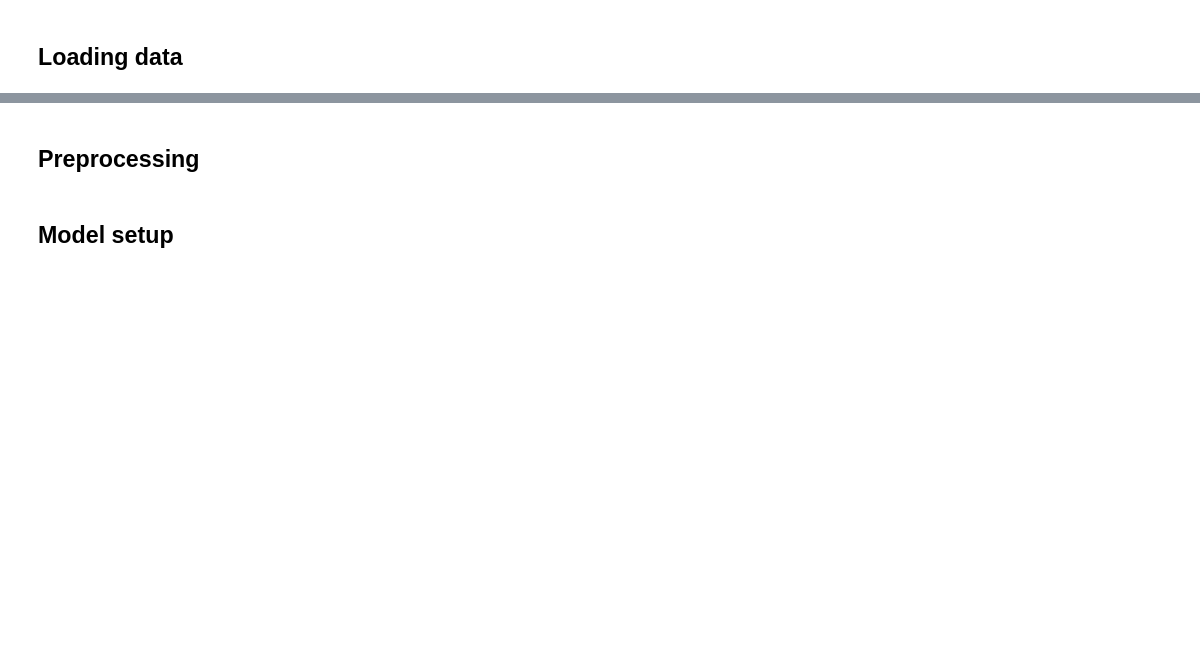
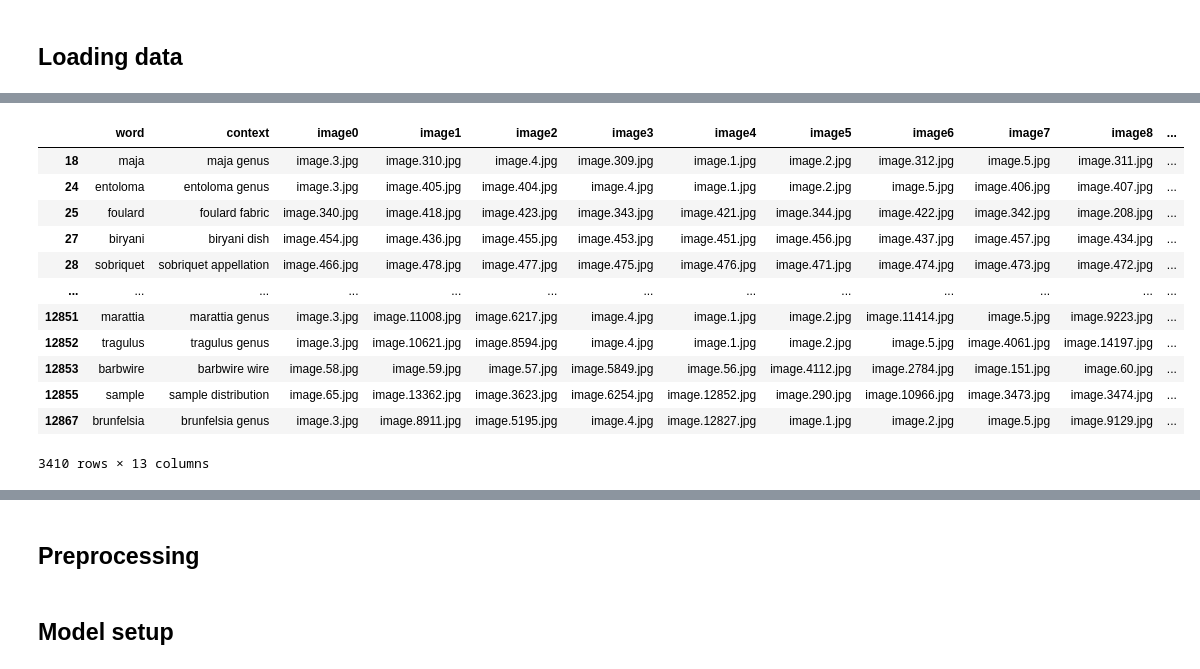
Before and after one commit to deniskokosss/VWSD, a Jupyter notebook: notebooks/template.ipynb, the cells around one changed output, grey strips where cells are left out. Saved outputs shown, nothing was run; the diff lists cells and outputs as text; code cells hidden in the pictures; blank space fills up the shorter version.

```diff
--- a/notebooks/template.ipynb
+++ b/notebooks/template.ipynb
@@ -103,0 +97,16 @@ splits["test"]
+# %%
+validation_df
+# %% [output]
+|  | word | context | image0 | image1 | image2 | image3 | image4 | image5 | image6 | image7 | image8 | ... |
+| 18 | maja | maja genus | image.3.jpg | image.310.jpg | image.4.jpg | image.309.jpg | image.1.jpg | image.2.jpg | image.312.jpg | image.5.jpg | image.311.jpg | ... |
+| 24 | entoloma | entoloma genus | image.3.jpg | image.405.jpg | image.404.jpg | image.4.jpg | image.1.jpg | image.2.jpg | image.5.jpg | image.406.jpg | image.407.jpg | ... |
+| 25 | foulard | foulard fabric | image.340.jpg | image.418.jpg | image.423.jpg | image.343.jpg | image.421.jpg | image.344.jpg | image.422.jpg | image.342.jpg | image.208.jpg | ... |
+| 27 | biryani | biryani dish | image.454.jpg | image.436.jpg | image.455.jpg | image.453.jpg | image.451.jpg | image.456.jpg | image.437.jpg | image.457.jpg | image.434.jpg | ... |
+| 28 | sobriquet | sobriquet appellation | image.466.jpg | image.478.jpg | image.477.jpg | image.475.jpg | image.476.jpg | image.471.jpg | image.474.jpg | image.473.jpg | image.472.jpg | ... |
+| ... | ... | ... | ... | ... | ... | ... | ... | ... | ... | ... | ... | ... |
+| 12851 | marattia | marattia genus | image.3.jpg | image.11008.jpg | image.6217.jpg | image.4.jpg | image.1.jpg | image.2.jpg | image.11414.jpg | image.5.jpg | image.9223.jpg | ... |
+| 12852 | tragulus | tragulus genus | image.3.jpg | image.10621.jpg | image.8594.jpg | image.4.jpg | image.1.jpg | image.2.jpg | image.5.jpg | image.4061.jpg | image.14197.jpg | ... |
+| 12853 | barbwire | barbwire wire | image.58.jpg | image.59.jpg | image.57.jpg | image.5849.jpg | image.56.jpg | image.4112.jpg | image.2784.jpg | image.151.jpg | image.60.jpg | ... |
+| 12855 | sample | sample distribution | image.65.jpg | image.13362.jpg | image.3623.jpg | image.6254.jpg | image.12852.jpg | image.290.jpg | image.10966.jpg | image.3473.jpg | image.3474.jpg | ... |
+| 12867 | brunfelsia | brunfelsia genus | image.3.jpg | image.8911.jpg | image.5195.jpg | image.4.jpg | image.12827.jpg | image.1.jpg | image.2.jpg | image.5.jpg | image.9129.jpg | ... |
+3410 rows × 13 columns
```
Also changed, not shown: parts of 23 cells of this notebook, 3 other files.
